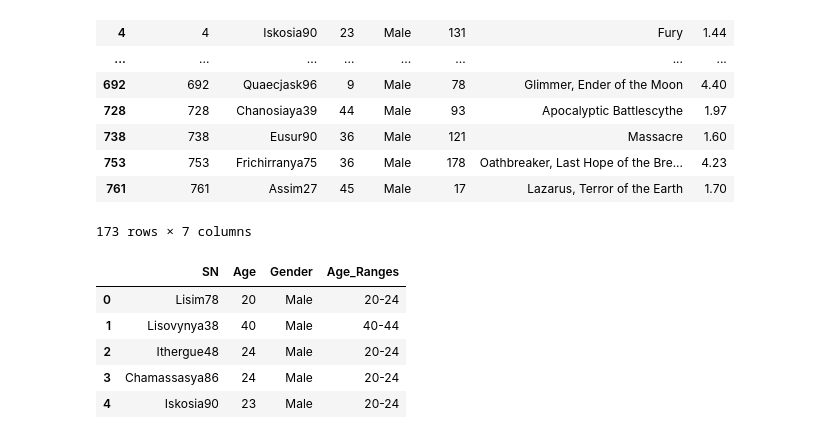
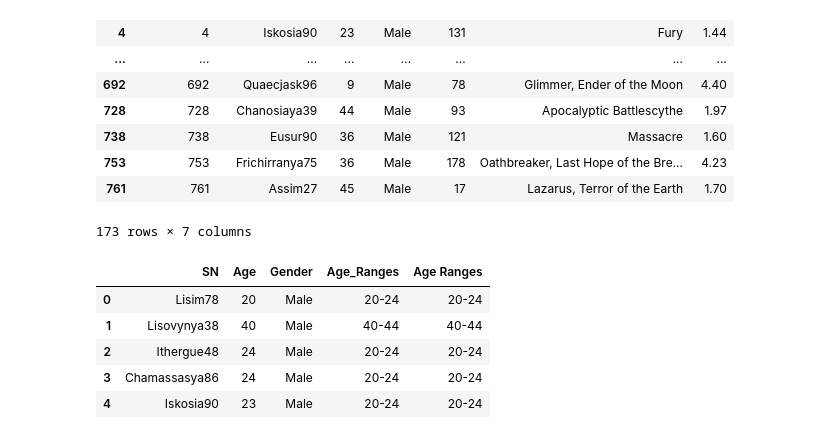
Before and after one commit to jocelyn4112/pandas-challenge, a Jupyter notebook: MainHouse.ipynb, the cells around one changed output. Cells and saved outputs as stored; diff of their text form; code cells hidden in the pictures.

Commit message:
Age Demo Work

```diff
--- a/MainHouse.ipynb
+++ b/MainHouse.ipynb
@@ -144,19 +131,28 @@ Age_df.head()
 bins = [5.9,9.9,14.9,19.9,24.9,29.9,34.9,39.9,44.9,49.9,54.9, 59.9,150]
 group_names = ["6-9","10-14","15-19","20-24","25-29","30-34","35-39","40-44","45-49","50-54","55-60", "Over 60"]
 # %%
-#Age Demographins - need mor erows?
+#Age Demographins
 #Group bins with names
 #age_groups = pd.cut(Age_df["Age"], bins, labels = group_names)
 #New_Age_df = pd.cut(Age_df["Age"], bins, labels=group_names).head()
 #Age_df["Age"] =
-players_unique_df["Age_Ranges"] = pd.cut(players_unique_df["Age"], bins, labels=group_names, include_lowest=True).head()
+players_unique_df["Age Ranges"] = pd.cut(players_unique_df["Age"], bins, labels=group_names, include_lowest=True).head()
 players_unique_df.head()
+
+#age_groups = players_unique.groupby("Age Ranges")
+#uniquemembers = age_groups["SN"].nunique()
+
+#Demo_Age = pd.DataFrama ({"Total Counts":age_groups["SN"].unique(),
+    # "Percentage of Players": 100*unique_members/total_players})
+
+#age_demo["Percentage of Players"] = age_demo["Percentage of Players"].map("{:.2f}".format)
+#Demo_age
 # %% [output]
-|  | SN | Age | Gender | Age_Ranges |
-| 0 | Lisim78 | 20 | Male | 20-24 |
-| 1 | Lisovynya38 | 40 | Male | 40-44 |
-| 2 | Ithergue48 | 24 | Male | 20-24 |
-| 3 | Chamassasya86 | 24 | Male | 20-24 |
-| 4 | Iskosia90 | 23 | Male | 20-24 |
+|  | SN | Age | Gender | Age_Ranges | Age Ranges |
+| 0 | Lisim78 | 20 | Male | 20-24 | 20-24 |
+| 1 | Lisovynya38 | 40 | Male | 40-44 | 40-44 |
+| 2 | Ithergue48 | 24 | Male | 20-24 | 20-24 |
+| 3 | Chamassasya86 | 24 | Male | 20-24 | 20-24 |
+| 4 | Iskosia90 | 23 | Male | 20-24 | 20-24 |
 # %%
 #Test Area
```
Also changed, not shown: parts of 11 cells of this notebook.
